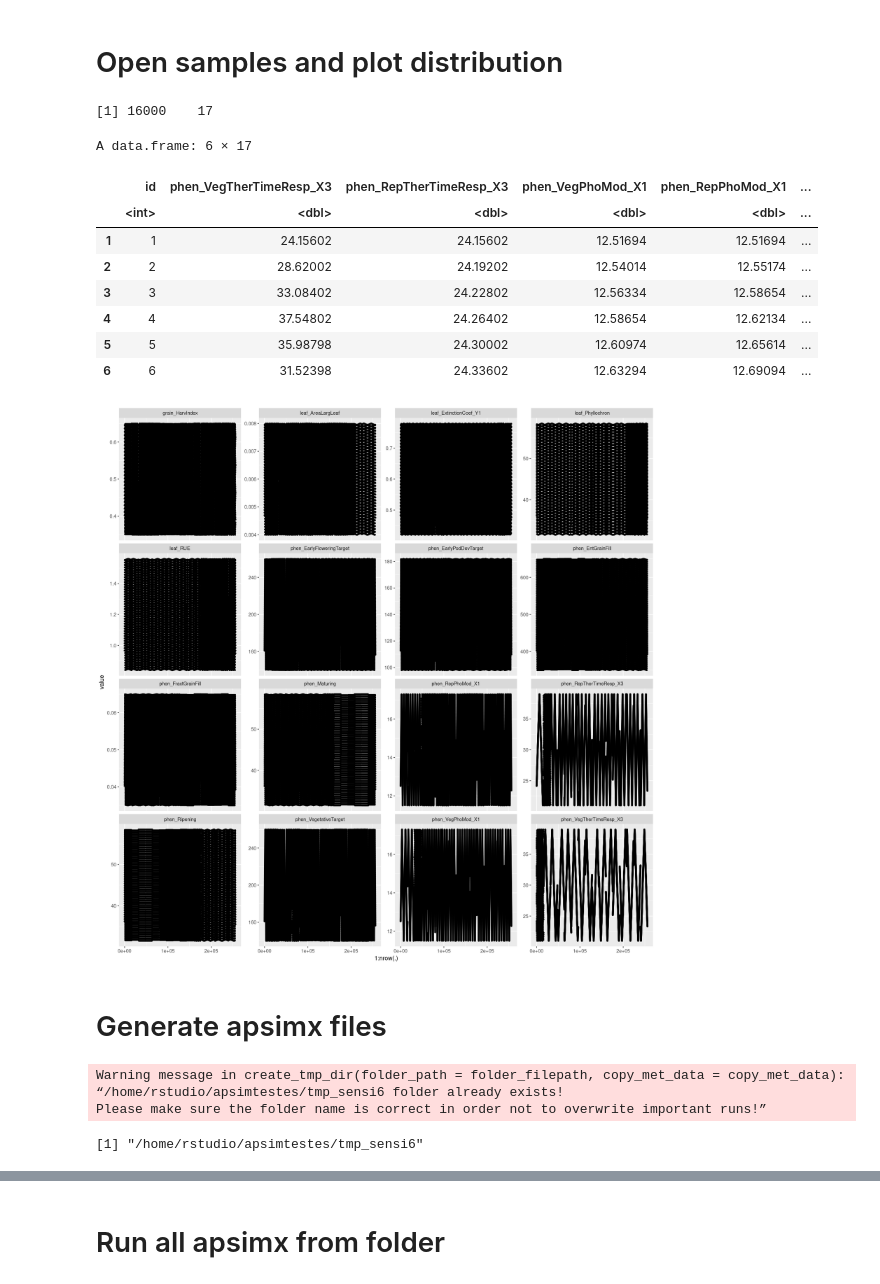
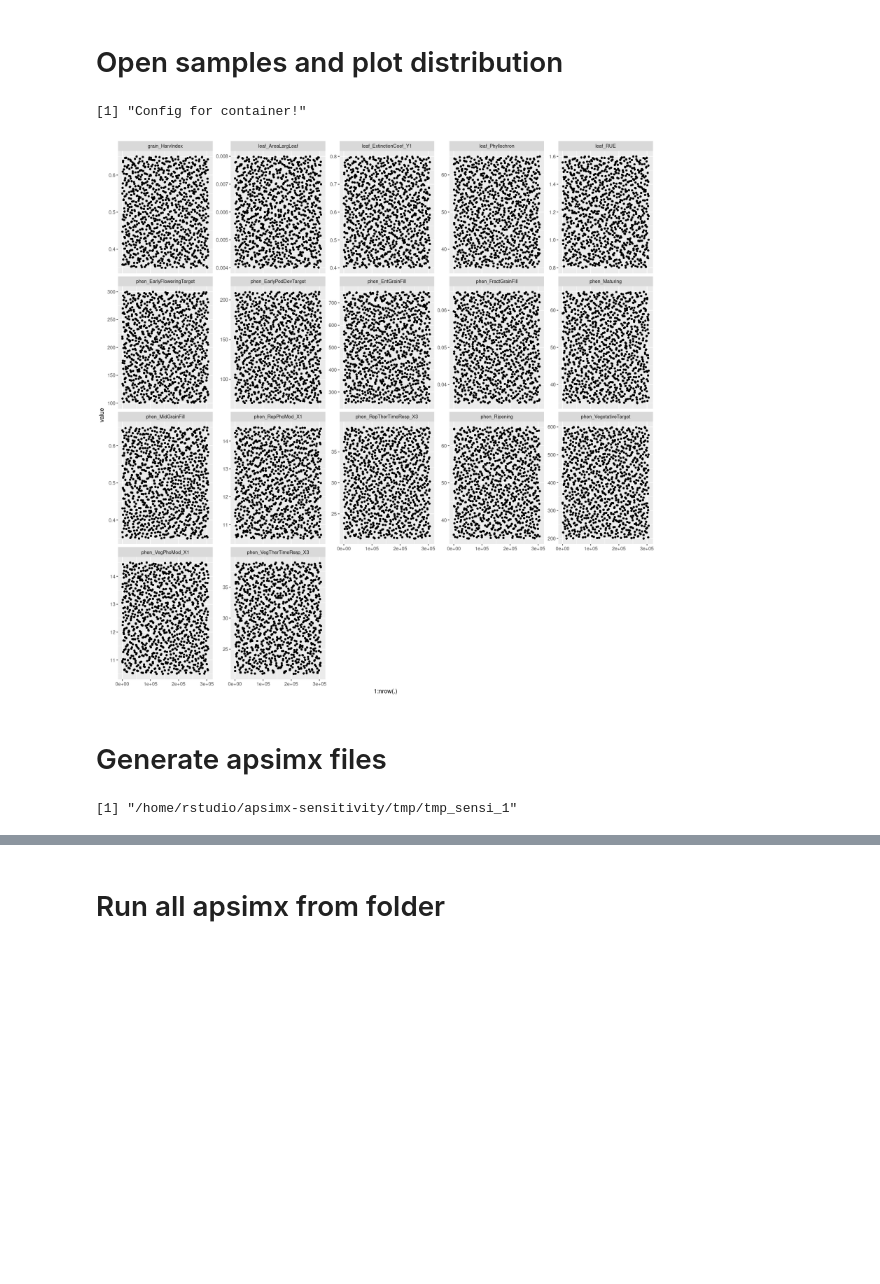
Before and after one commit to luanabeckerdaluz/rapsimx, a Jupyter notebook: sensitivity-uncertainty/1.generate_samples_and_run.ipynb, the cells around one changed output, grey strips where cells are left out. Cells and saved outputs as stored; diff of their text form; code cells hidden in the pictures; blank space fills up the shorter version.

Commit message:
:zap: Add utils functions to generate samples

```diff
--- a/sensitivity-uncertainty/1.generate_samples_and_run.ipynb
+++ b/sensitivity-uncertainty/1.generate_samples_and_run.ipynb
@@ -107,38 +67,18 @@ A data.frame: 6 × 20
 # %% [markdown]
 # Open samples and plot distribution
 # %%
-samples_filepath <- "samples.csv"
-samples_df <- read.csv(samples_filepath) %>%
-  select(id, everything())
-dim(samples_df)
-head(samples_df)
+source(file.path("..", "R", "init.R"))
+init(where = "container")
 
-options(repr.plot.width = 14, repr.plot.height = 14)
-samples_df %>%
-  tidyr::pivot_longer(cols = -id, names_to = "variable", values_to = "value") %>%
-  ggplot(aes(x = 1:nrow(.), y = value)) +
-    facet_wrap(variable ~ ., scale = "free_y") +
-    geom_point(size = 1)
+plot_samples_distribution()
 # %% [output]
-[1] 16000    17
+[1] "Config for container!"
-A data.frame: 6 × 17
-|  | id | phen_VegTherTimeResp_X3 | phen_RepTherTimeResp_X3 | phen_VegPhoMod_X1 | phen_RepPhoMod_X1 | ... |
-|  | <int> | <dbl> | <dbl> | <dbl> | <dbl> | ... |
-| 1 | 1 | 24.15602 | 24.15602 | 12.51694 | 12.51694 | ... |
-| 2 | 2 | 28.62002 | 24.19202 | 12.54014 | 12.55174 | ... |
-| 3 | 3 | 33.08402 | 24.22802 | 12.56334 | 12.58654 | ... |
-| 4 | 4 | 37.54802 | 24.26402 | 12.58654 | 12.62134 | ... |
-| 5 | 5 | 35.98798 | 24.30002 | 12.60974 | 12.65614 | ... |
-| 6 | 6 | 31.52398 | 24.33602 | 12.63294 | 12.69094 | ... |
-[figure, old version]
+[figure, new version]
 # %% [markdown]
 # Generate apsimx files
 # %%
-sensi_tmp_folder <- create_tmp_dir_from_base_folder("tmp_sensi_5")
+sensi_tmp_folder <- create_tmp_dir_from_base_folder("tmp_sensi_1")
 sensi_tmp_folder
 # %% [output]
-Warning message in create_tmp_dir(folder_path = folder_filepath, copy_met_data = copy_met_data):
-“/home/rstudio/apsimtestes/tmp_sensi6 folder already exists!
-Please make sure the folder name is correct in order not to overwrite important runs!”
+[1] "/home/rstudio/apsimx-sensitivity/tmp/tmp_sensi_1"
-[1] "/home/rstudio/apsimtestes/tmp_sensi6"
 # %% [markdown]
```
Also changed, not shown: parts of 7 cells of this notebook, 5 other files.
